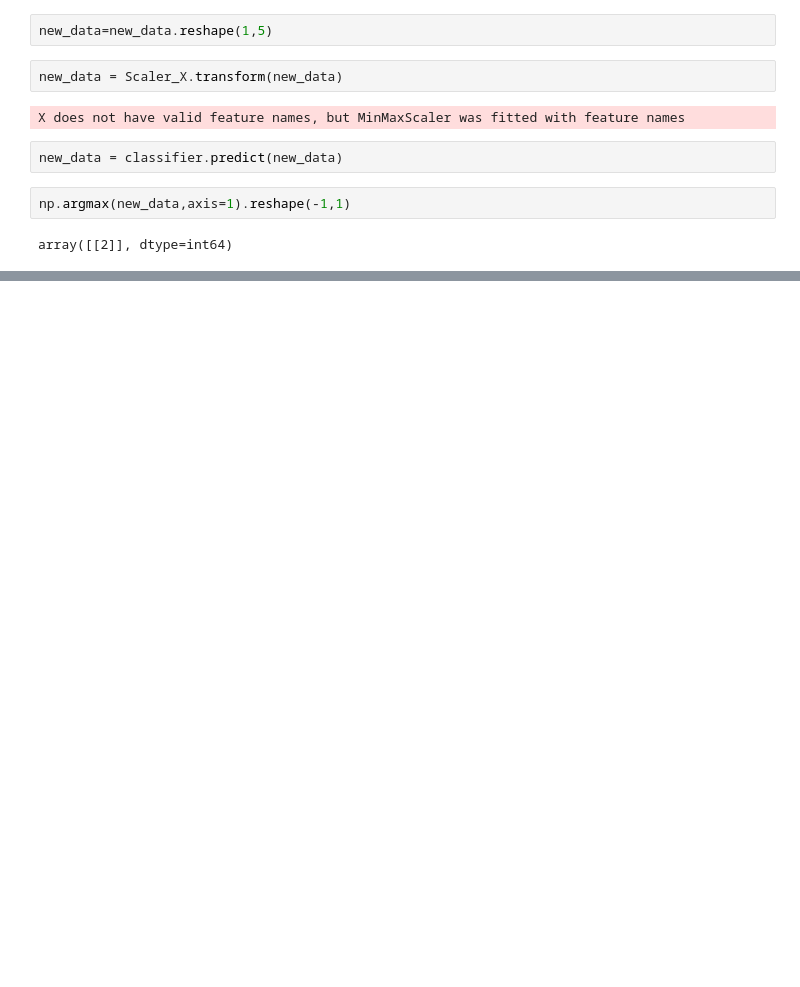
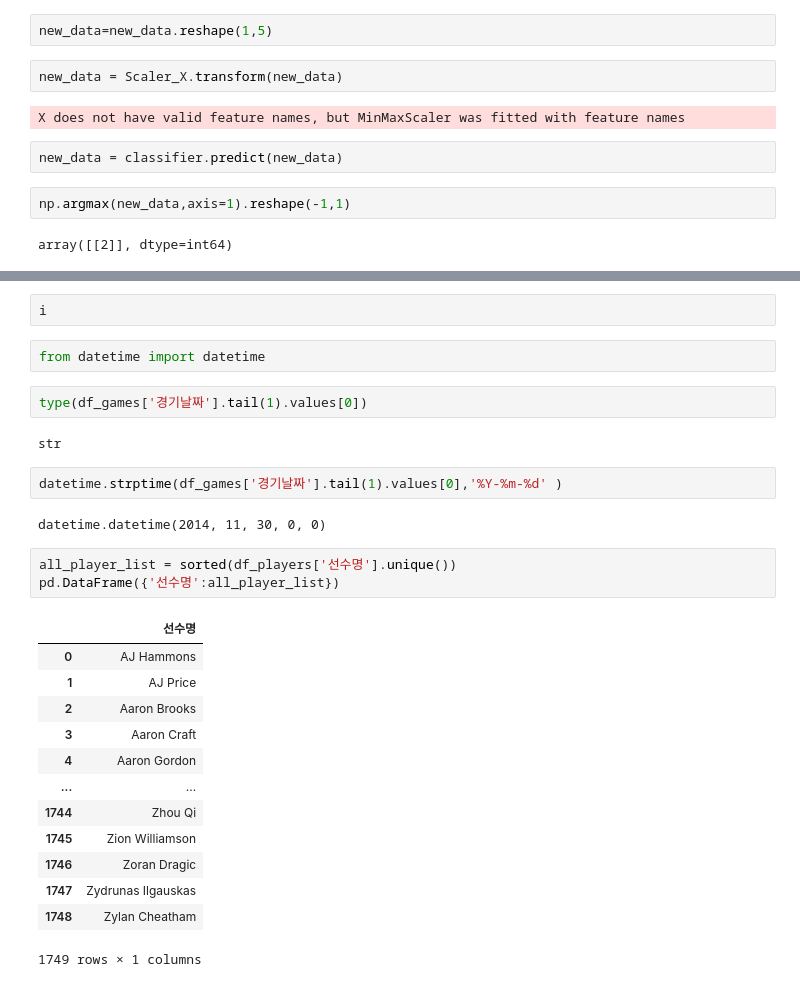
Before and after one commit to JeongUngKim/streamlit_project, a Jupyter notebook: data_analysis.ipynb, the cells around one changed output, grey strips where cells are left out. Cells and saved outputs as stored; diff of their text form; blank space fills up the shorter version.

```diff
--- a/data_analysis.ipynb
+++ b/data_analysis.ipynb
@@ -1341,0 +1433,29 @@ df_games_detail.head(323442).to_csv('data/games_details_half.csv')
+# %%
+i
+# %%
+from datetime import datetime
+# %%
+type(df_games['경기날짜'].tail(1).values[0])
+# %% [output]
+str
+# %%
+datetime.strptime(df_games['경기날짜'].tail(1).values[0],'%Y-%m-%d' )
+# %% [output]
+datetime.datetime(2014, 11, 30, 0, 0)
+# %%
+all_player_list = sorted(df_players['선수명'].unique())
+pd.DataFrame({'선수명':all_player_list})
+# %% [output]
+|  | 선수명 |
+| 0 | AJ Hammons |
+| 1 | AJ Price |
+| 2 | Aaron Brooks |
+| 3 | Aaron Craft |
+| 4 | Aaron Gordon |
+| ... | ... |
+| 1744 | Zhou Qi |
+| 1745 | Zion Williamson |
+| 1746 | Zoran Dragic |
+| 1747 | Zydrunas Ilgauskas |
+| 1748 | Zylan Cheatham |
+1749 rows × 1 columns
```
Also changed, not shown: parts of 47 cells of this notebook, 4 other files.
